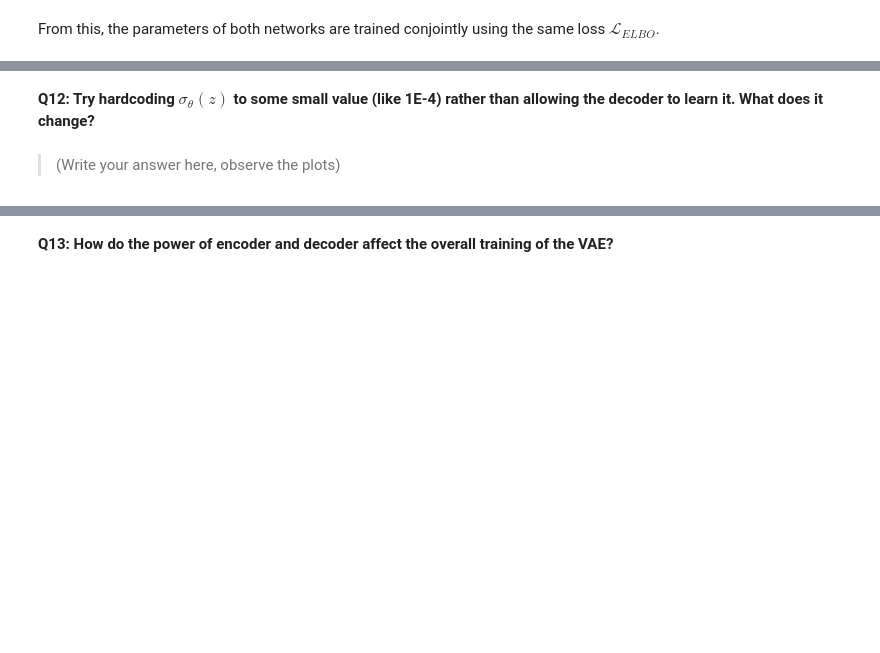
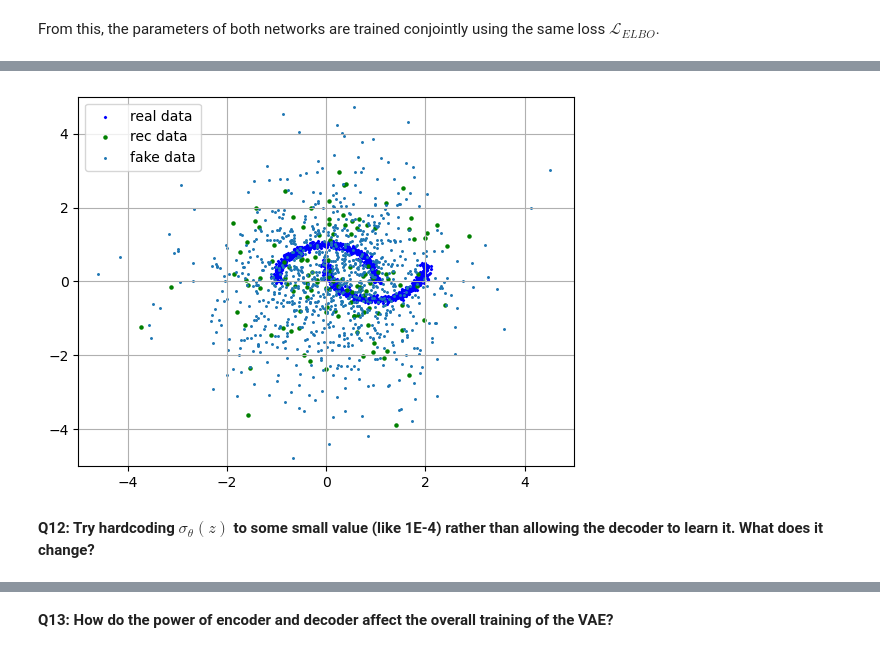
Before and after one commit to BenjaminDeporte/MVA_DLiP_6, a Jupyter notebook: TP6_generative_models.ipynb, the cells around one changed output, grey strips where cells are left out. Drawn from its saved outputs; the diff is of its cells as text; code cells hidden in the pictures; blank space fills up the shorter version.

```diff
--- a/TP6_generative_models.ipynb
+++ b/TP6_generative_models.ipynb
@@ -616,7 +636,7 @@ We will also model $p_\theta(x | z)$ as a diagonal Gaussian $\mathcal{N}(\mu_\th
 We will build and train a VAE using the same dataset as previously, in order to compare its behavior to GANs. For numerical stability, we will interpret the output of the encoder and decoder networks as $(\mu, \log\sigma^2)$, rather than $(\mu, \sigma)$.
 # %%
 # Choose a value for the latent dimension
-LATENT_N = 10
+LATENT_N = 16
 
 # Define the generator
 class Encoder(nn.Module):
@@ -655,14 +706,14 @@ class Decoder(nn.Module):
 From this, the parameters of both networks are trained conjointly using the same loss $\mathcal{L}_{ELBO}$.
 # %%
 # Total number of training iterations for the VAE
-N_ITER = 40001
+N_ITER = 40000
 # Batch size to use
 BATCHLEN = 128
 
 encoder = Encoder()
-optim_enc = torch.optim.Adam(encoder.parameters(), lr=0.001, betas=(0.5,0.9))
+optim_enc = torch.optim.Adam(encoder.parameters(), lr=1e-3, betas=(0.5,0.9))
 decoder = Decoder()
-optim_dec = torch.optim.Adam(decoder.parameters(), lr=0.001, betas=(0.5,0.9))
+optim_dec = torch.optim.Adam(decoder.parameters(), lr=1e-3, betas=(0.5,0.9))
 
 for i in range(N_ITER):
     encoder.zero_grad()
@@ -673,30 +724,30 @@ for i in range(N_ITER):
     enc_mu, enc_logvar = encoder(x)
     #
     # COMPUTE THE KL PART OF THE LOSS HERE
-    #
-    loss_kl = 0
+    loss_kl = - 0.5 * torch.sum( 1 + enc_logvar - enc_mu**2 - enc_logvar.exp())
+
     #
     # SAMPLE z FROM q(z|x) HERE
     #
-    z = 0
+    # reparametrize trick
+    epsilon = torch.randn_like(enc_mu)
+    z = enc_mu + torch.exp(0.5 * enc_logvar) * epsilon
 
+    # decode z
     dec_mu, dec_logvar = decoder(z)
+
+    # x_hat = dec_mu
+    x_hat = torch.normal(dec_mu, torch.exp(0.5*dec_logvar)).detach()
     #
     # COMPUTE THE RECONSTRUCTION PART OF THE LOSS HERE
+    loss_rec = torch.mean( torch.sum((x-x_hat)**2, axis=1 ) )
     #
-    loss_rec = 0
 
     (loss_kl + loss_rec).backward()
     optim_enc.step()
     optim_dec.step()
-    if i%1000 == 0:
-        print('step {}: KL: {:.3e}, rec: {:.3e}'.format(i, float(loss_kl), float(loss_rec)))
-        # plot the result
-        real_batch = generate_batch(1024)
-        rec_batch = torch.normal(dec_mu, torch.exp(0.5*dec_logvar)).detach()
-        fake_batch = decoder.generate(1024).detach()
-        plt.scatter(real_batch[:,0], real_batch[:,1], s=2.0, label='real data')
-        plt.scatter(rec_batch[:,0], rec_batch[:,1], s=2.0, label='rec data')
-        plt.scatter(fake_batch[:,0], fake_batch[:,1], s=2.0, label='fake data')
-        plt.legend()
-        plt.show()
+    if (i+1)%5000 == 0:
+        print(f"step {i+1} / {N_ITER} -- Total loss = {float(loss_kl+loss_rec):.4e} -- KL: {float(loss_kl):.4e} -- rec: {float(loss_rec):.4e}")
+
+display_results()
+# %% [output]
@@ -703,4 +762,3 @@ for i in range(N_ITER):
+[figure, added]
 # %% [markdown]
 **Q12: Try hardcoding $\sigma_\theta(z)$ to some small value (like 1E-4) rather than allowing the decoder to learn it. What does it change?**
-# %% [markdown]
-> (Write your answer here, observe the plots)
```
Also changed, not shown: parts of 15 cells of this notebook.
